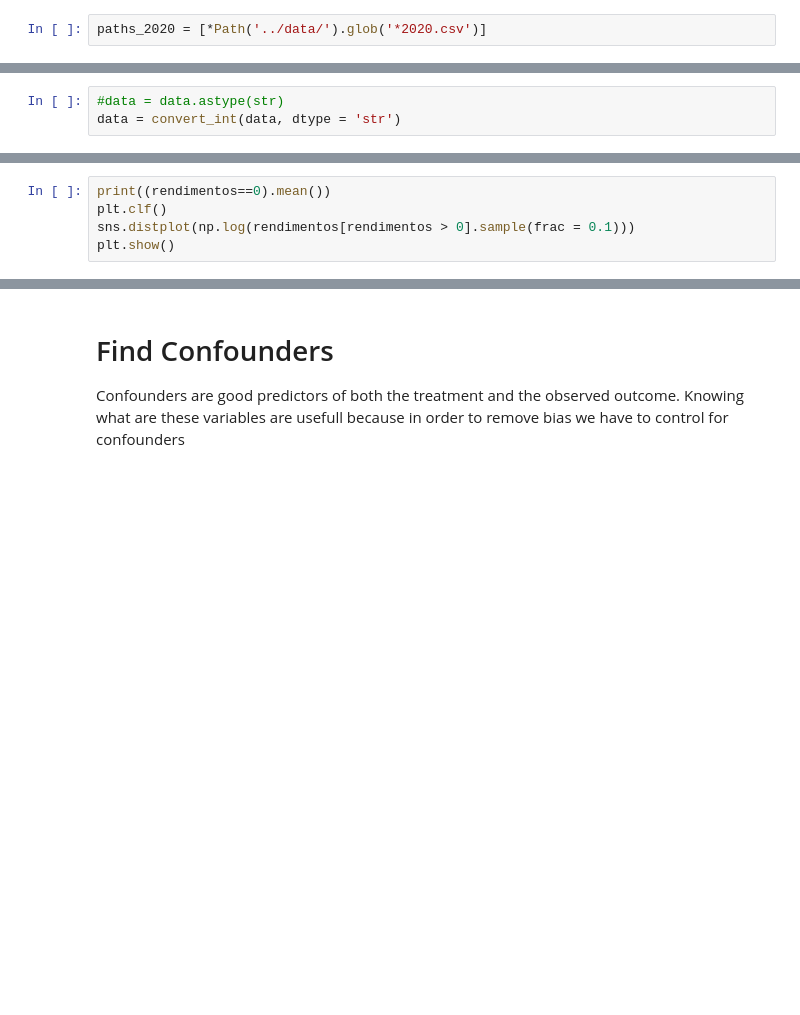
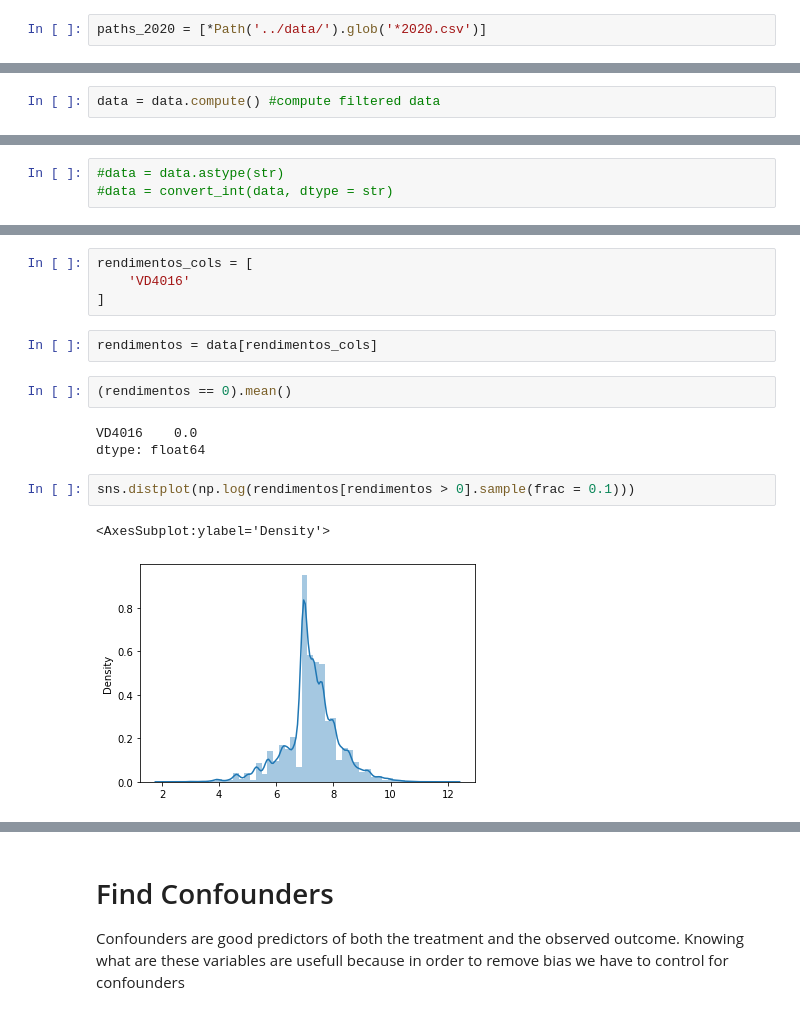
Before and after one commit to AlanGanem/MO444, a Jupyter notebook: trabalho_final/notebooks/Análise contrafactual dados IBGE.ipynb, the cells around one changed output, grey strips where cells are left out. Drawn from its saved outputs; the diff is of its cells as text; blank space fills up the shorter version.

```diff
--- a/trabalho_final/notebooks/Análise contrafactual dados IBGE.ipynb
+++ b/trabalho_final/notebooks/Análise contrafactual dados IBGE.ipynb
@@ -50,0 +114,2 @@ len(data)
+# %%
+data = data.compute() #compute filtered data
@@ -51,3 +120,3 @@ len(data)
 # %%
 #data = data.astype(str)
-data = convert_int(data, dtype = 'str')
+#data = convert_int(data, dtype = str)
@@ -72,5 +146,16 @@ rendimentos = data[rendimentos_cols].fillna(0).sum(axis = 1).compute()
+# %%
+rendimentos_cols = [
+    'VD4016'
+]
+# %%
+rendimentos = data[rendimentos_cols]
+# %%
+(rendimentos == 0).mean()
+# %% [output]
+VD4016    0.0
+dtype: float64
 # %%
-print((rendimentos==0).mean())
-plt.clf()
 sns.distplot(np.log(rendimentos[rendimentos > 0].sample(frac = 0.1)))
-plt.show()
+# %% [output]
+<AxesSubplot:ylabel='Density'>
+[figure, added]
```
Also changed, not shown: parts of 80 cells of this notebook, 4 other files.
